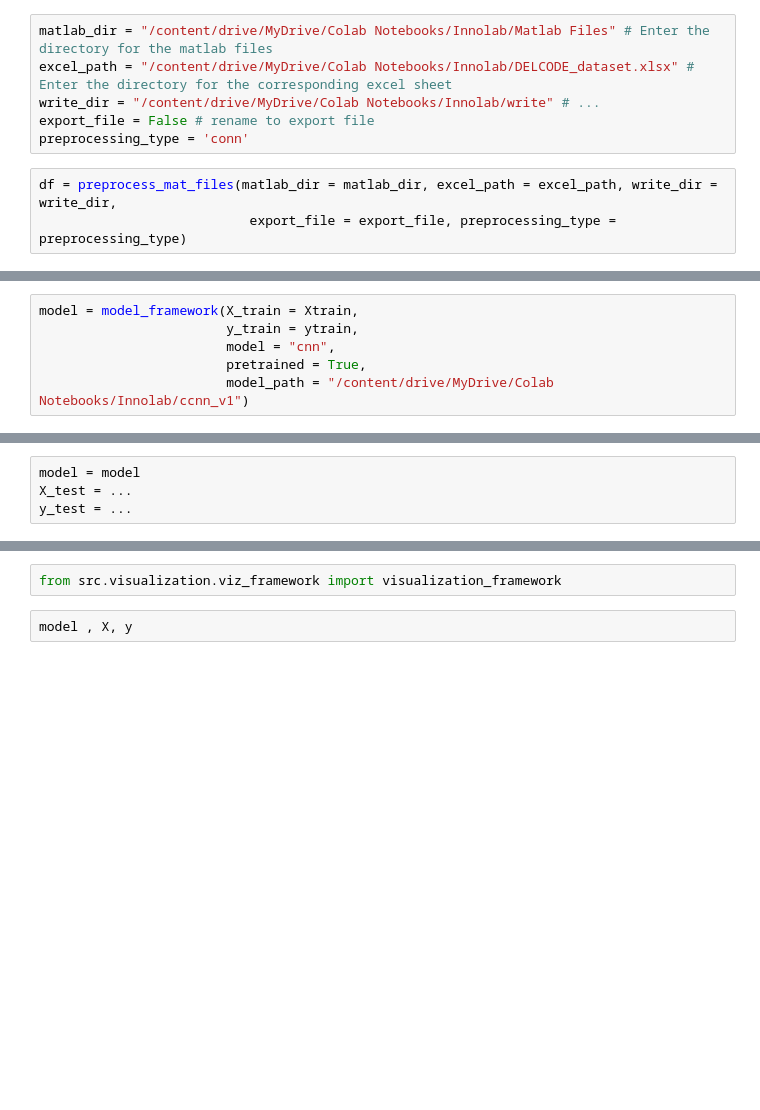
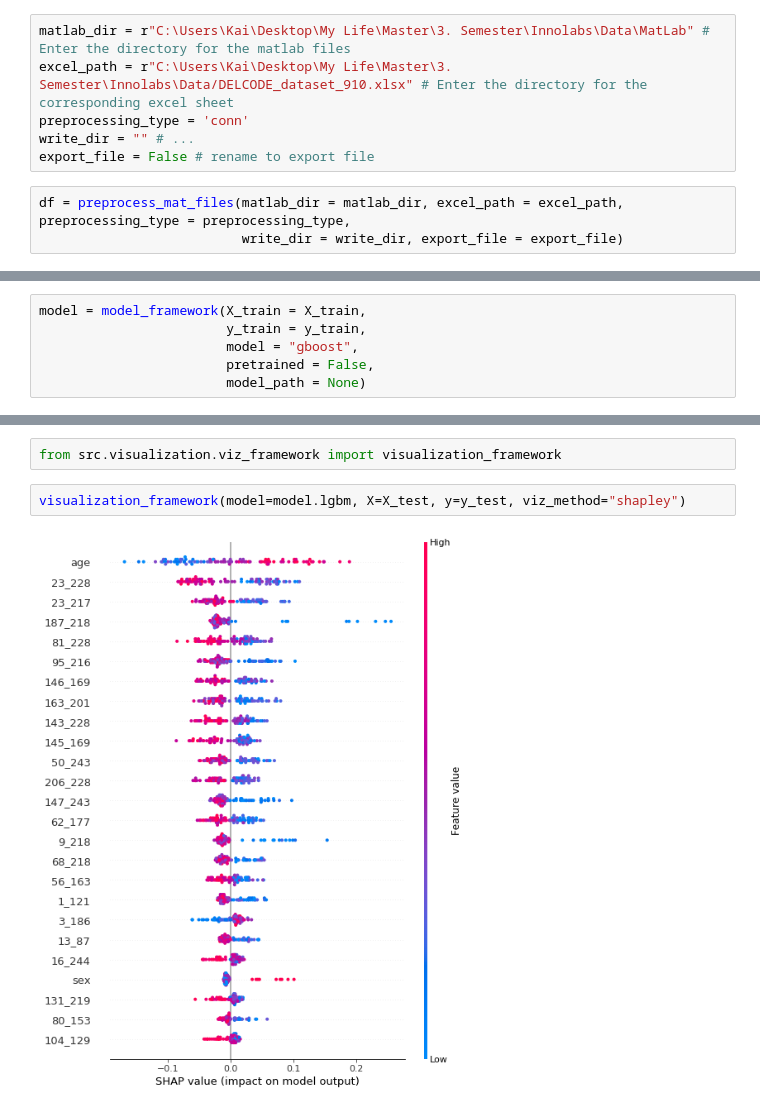
Before and after one commit to JanaGauss/Connectome, a Jupyter notebook: Connectome Pipeline.ipynb, the cells around one changed output, grey strips where cells are left out. Saved outputs shown, nothing was run; the diff lists cells and outputs as text; blank space fills up the shorter version.

Commit message:
small changes pipeline notebook

```diff
--- a/Connectome Pipeline.ipynb
+++ b/Connectome Pipeline.ipynb
@@ -31,11 +25,11 @@ Mounted at /content/drive
 # %%
 from src.preprocessing.preprocessing_matlab_files import preprocess_mat_files
 # %%
-matlab_dir = "/content/drive/MyDrive/Colab Notebooks/Innolab/Matlab Files" # Enter the directory for the matlab files
-excel_path = "/content/drive/MyDrive/Colab Notebooks/Innolab/DELCODE_dataset.xlsx" # Enter the directory for the corresponding excel sheet
-write_dir = "/content/drive/MyDrive/Colab Notebooks/Innolab/write" # ...
+matlab_dir = r"C:\Users\Kai\Desktop\My Life\Master\3. Semester\Innolabs\Data\MatLab" # Enter the directory for the matlab files
+excel_path = r"C:\Users\Kai\Desktop\My Life\Master\3. Semester\Innolabs\Data/DELCODE_dataset_910.xlsx" # Enter the directory for the corresponding excel sheet
+preprocessing_type = 'conn'
+write_dir = "" # ...
 export_file = False # rename to export file
-preprocessing_type = 'conn'
 # %%
-df = preprocess_mat_files(matlab_dir = matlab_dir, excel_path = excel_path, write_dir = write_dir,
-                           export_file = export_file, preprocessing_type = preprocessing_type)
+df = preprocess_mat_files(matlab_dir = matlab_dir, excel_path = excel_path, preprocessing_type = preprocessing_type,
+                          write_dir = write_dir, export_file = export_file)
@@ -95,9 +97,9 @@ ModuleNotFoundError: No module named 'src.framework'
 # %%
-model = model_framework(X_train = Xtrain,
-                        y_train = ytrain,
-                        model = "cnn",
-                        pretrained = True,
-                        model_path = "/content/drive/MyDrive/Colab Notebooks/Innolab/ccnn_v1")
+model = model_framework(X_train = X_train,
+                        y_train = y_train,
+                        model = "gboost",
+                        pretrained = False,
+                        model_path = None)
 # %% [markdown]
 ## 3. Model Evaluation
 
@@ -109,9 +111,5 @@ In this step you can now evaluate the Model on a set of prespecified metrics.
 Checkout https://scikit-learn.org/stable/modules/classes.html#module-sklearn.metrics for details
 # %%
 from src.models.evaluation import model_evaluation
-# %%
-model = model
-X_test = ...
-y_test = ...
 # %%
 model_evaluation(model, X_test, y_test)
@@ -122,4 +138,6 @@ In the final step you can choose between several feature visualization and inter
 # %%
 from src.visualization.viz_framework import visualization_framework
-# %%
-model , X, y
+# %%
+visualization_framework(model=model.lgbm, X=X_test, y=y_test, viz_method="shapley")
+# %% [output]
+[figure, added]
```
Also changed, not shown: parts of 12 cells of this notebook, 2 other files.
